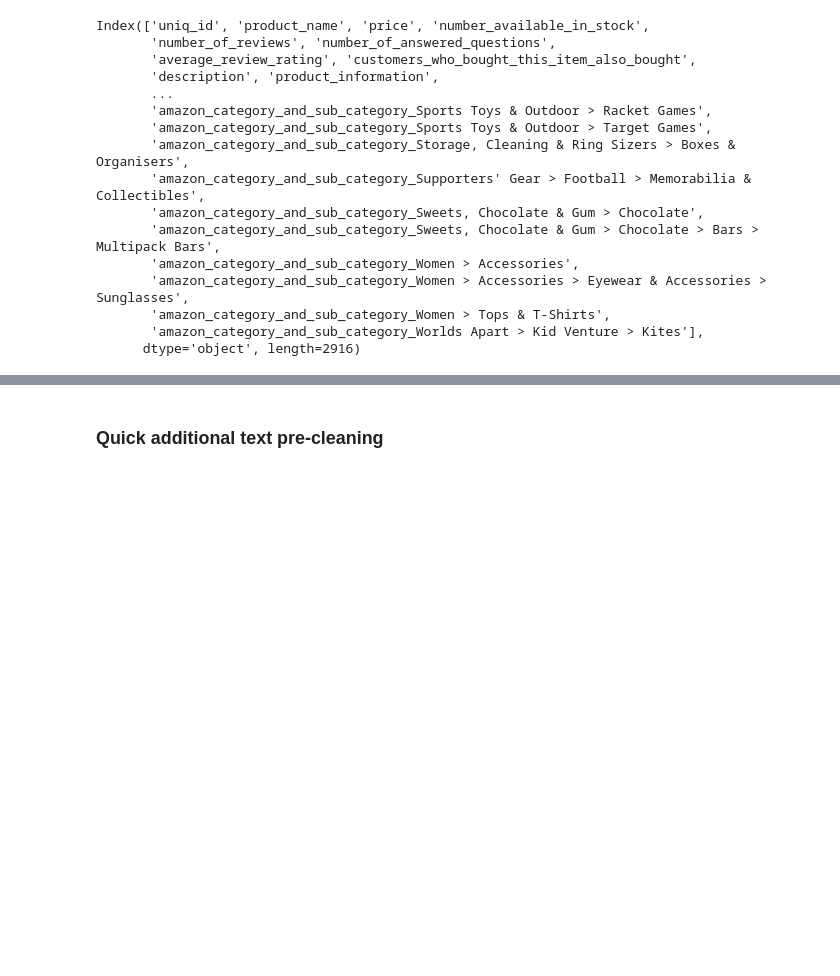
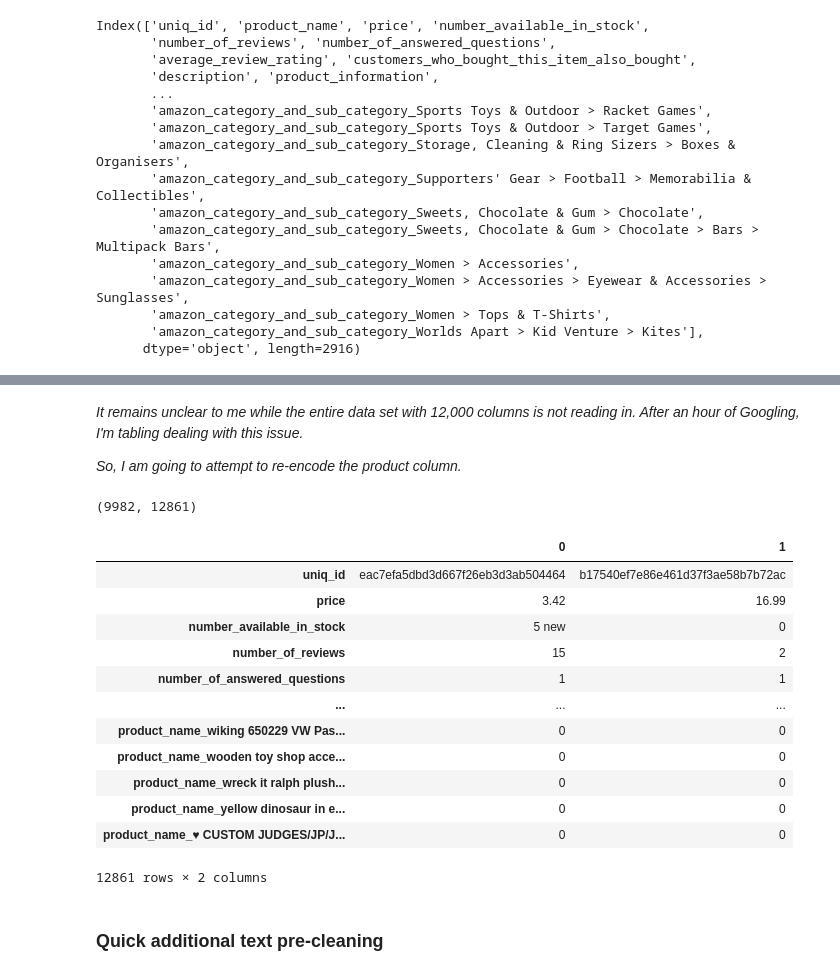
Before and after one commit to cotica/capstone, a Jupyter notebook: code/Amazon-product-catalog-NLP-modeling.ipynb, the cells around one changed output, grey strips where cells are left out. Cells and saved outputs as stored; diff of their text form; code cells hidden in the pictures; blank space fills up the shorter version.

```diff
--- a/code/Amazon-product-catalog-NLP-modeling.ipynb
+++ b/code/Amazon-product-catalog-NLP-modeling.ipynb
@@ -88,3 +100,33 @@ ecom.head()
+# %% [markdown]
+_It remains unclear to me while the entire data set with 12,000 columns is not reading in. After an hour of Googling, I'm tabling dealing with this issue._
+
+_So, I am going to attempt to re-encode the product column._
+# %%
+#one-hot encode product name (...attempt again)
+
+ecom = pd.get_dummies(ecom, columns = [
+    'product_name' #products
+],drop_first=True)
+
+print(ecom.shape)
+
+# Caution--big printout!!
+ecom.head(2).T
+# %% [output]
+(9982, 12861)
+|  | 0 | 1 |
+| uniq_id | eac7efa5dbd3d667f26eb3d3ab504464 | b17540ef7e86e461d37f3ae58b7b72ac |
+| price | 3.42 | 16.99 |
+| number_available_in_stock | 5 new | 0 |
+| number_of_reviews | 15 | 2 |
+| number_of_answered_questions | 1 | 1 |
+| ... | ... | ... |
+| product_name_wiking 650229 VW Pas... | 0 | 0 |
+| product_name_wooden toy shop acce... | 0 | 0 |
+| product_name_wreck it ralph plush... | 0 | 0 |
+| product_name_yellow dinosaur in e... | 0 | 0 |
+| product_name_♥ CUSTOM JUDGES/JP/J... | 0 | 0 |
+12861 rows × 2 columns
 # %% [markdown]
 ### Quick additional text pre-cleaning
 # %%
```
Also changed, not shown: parts of 36 cells of this notebook, 1 other file.
